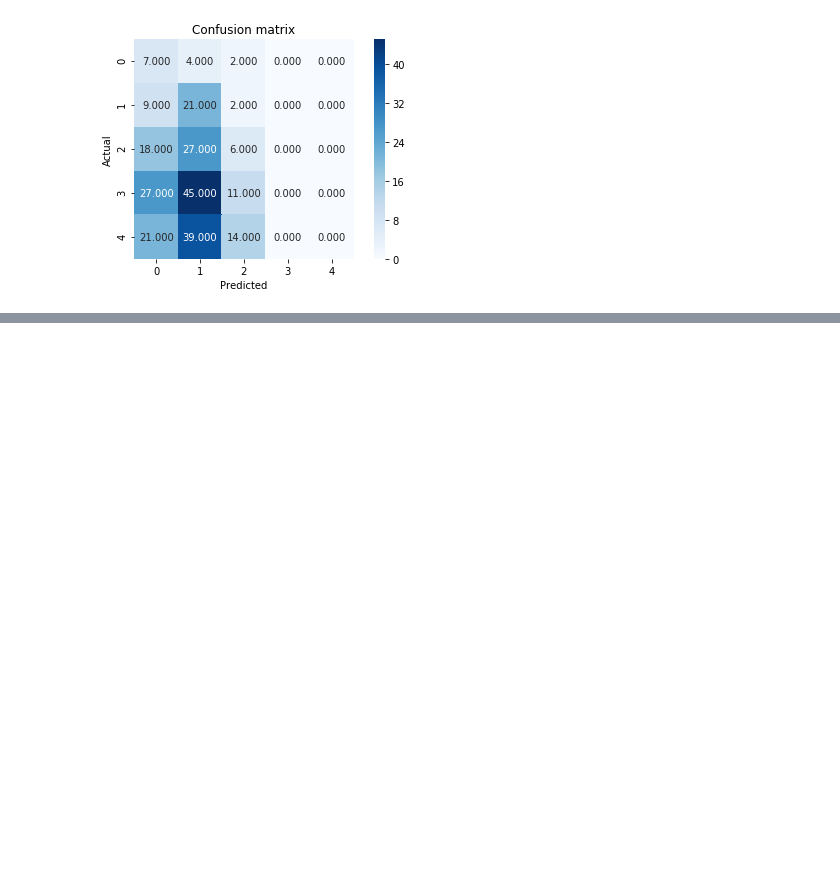
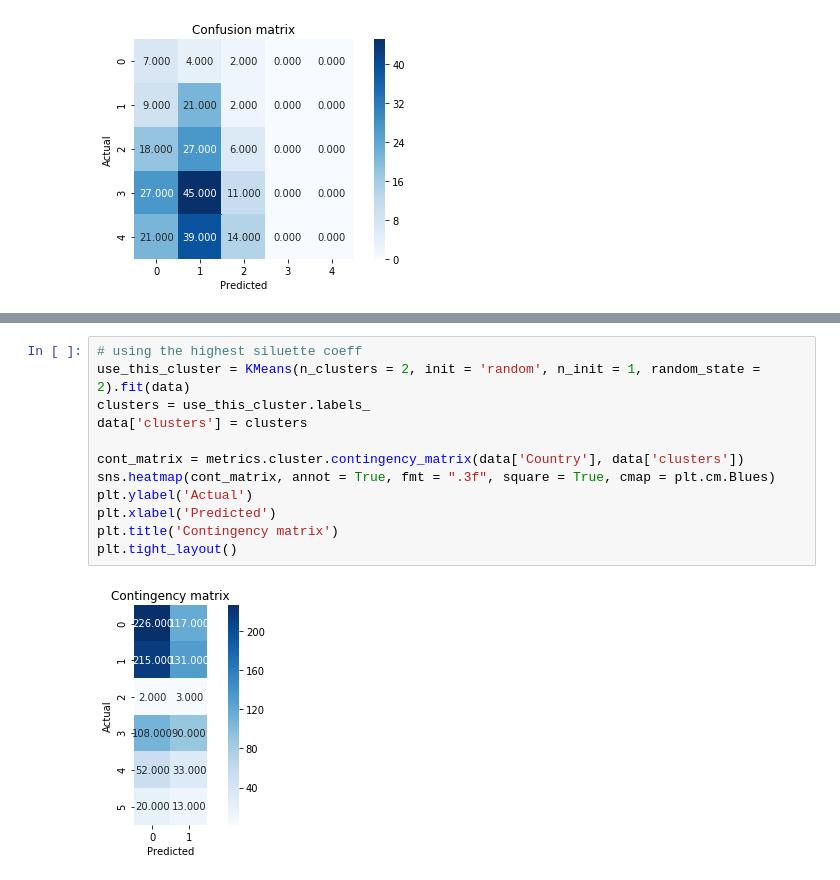
Before and after one commit to vkumar33/Data-Science, a Jupyter notebook: Final Project.ipynb, the cells around one changed output, grey strips where cells are left out. Cells and saved outputs as stored; diff of their text form; blank space fills up the shorter version.

```diff
--- a/Final Project.ipynb
+++ b/Final Project.ipynb
@@ -557,0 +600,14 @@ for f in y_feature:
+# %%
+# using the highest siluette coeff
+use_this_cluster = KMeans(n_clusters = 2, init = 'random', n_init = 1, random_state = 2).fit(data)
+clusters = use_this_cluster.labels_
+data['clusters'] = clusters
+
+cont_matrix = metrics.cluster.contingency_matrix(data['Country'], data['clusters'])
+sns.heatmap(cont_matrix, annot = True, fmt = ".3f", square = True, cmap = plt.cm.Blues)
+plt.ylabel('Actual')
+plt.xlabel('Predicted')
+plt.title('Contingency matrix')
+plt.tight_layout()
+# %% [output]
+[figure, added]
```
Also changed, not shown: parts of 11 cells of this notebook.
